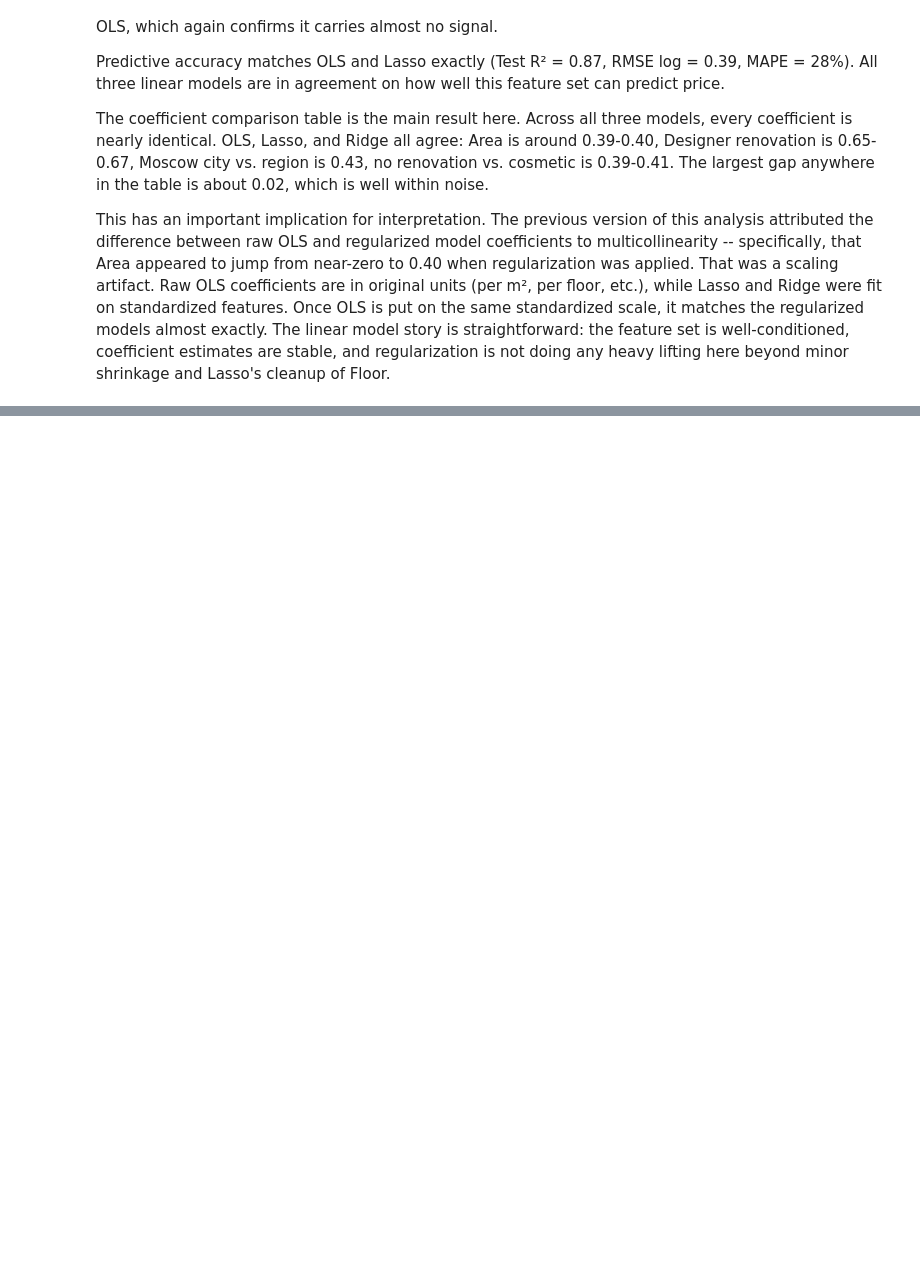
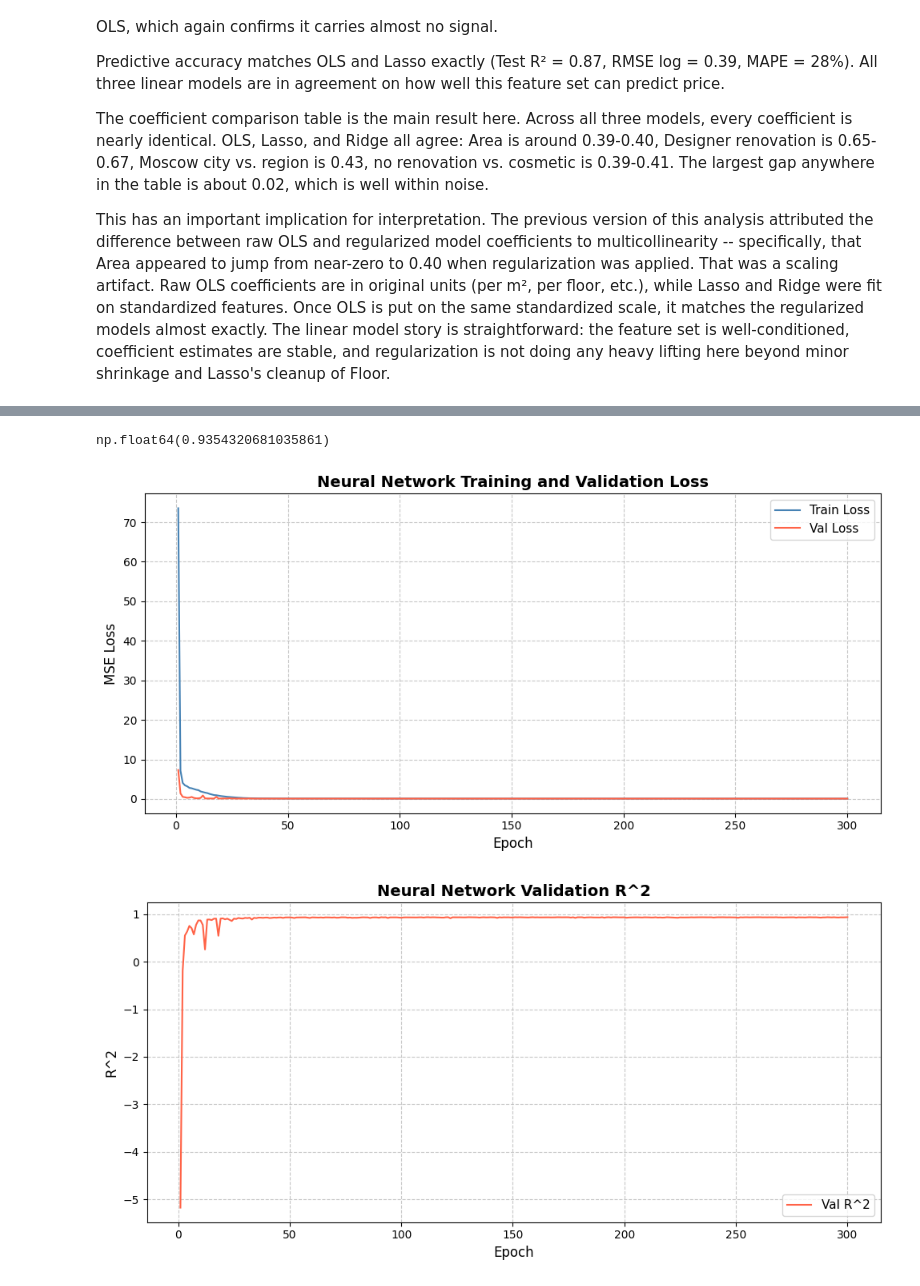
Before and after one commit to dylan123104/Housing-Class-Project, a Jupyter notebook: modeling.ipynb, the cells around one changed output, grey strips where cells are left out. Saved outputs shown, nothing was run; the diff lists cells and outputs as text; code cells hidden in the pictures; blank space fills up the shorter version.

```diff
--- a/modeling.ipynb
+++ b/modeling.ipynb
@@ -291,0 +623,17 @@ This has an important implication for interpretation. The previous version of th
+# %%
+class MLP(nn.Module):
+    def __init__(self, input_dim):
+        super().__init__()
+        self.net = nn.Sequential(
+            nn.Linear(input_dim, 128),
+            nn.ReLU(),
+            nn.Dropout(0.2),
+            nn.Linear(128, 64),
+            nn.ReLU(),
+            nn.Dropout(0.2),
+            nn.Linear(64, 32),
+            nn.ReLU(),
+            nn.Linear(32, 1)
+        )
+    def forward(self, x):
+        return self.net(x)
@@ -291,0 +698,29 @@ This has an important implication for interpretation. The previous version of th
+# %%
+np.max(val_r2s)
+# %% [output]
+np.float64(0.9354320681035861)
+# %%
+plt.figure(figsize=(10, 5))
+plt.plot(range(1, num_epochs + 1), train_losses, color='steelblue', linewidth=1.5, label='Train Loss')
+plt.plot(range(1, num_epochs + 1), val_losses,   color='tomato',    linewidth=1.5, label='Val Loss')
+plt.xlabel('Epoch', fontsize=12)
+plt.ylabel('MSE Loss', fontsize=12)
+plt.title('Neural Network Training and Validation Loss', fontsize=14, fontweight='bold')
+plt.legend(fontsize=11)
+plt.grid(True, linestyle='--', alpha=0.7)
+plt.tight_layout()
+plt.show()
+
+
+plt.figure(figsize=(10, 5))
+plt.plot(range(1, num_epochs + 1), val_r2s,   color='tomato',    linewidth=1.5, label='Val R^2')
+plt.xlabel('Epoch', fontsize=12)
+plt.ylabel('R^2', fontsize=12)
+plt.title('Neural Network Validation R^2', fontsize=14, fontweight='bold')
+plt.legend(fontsize=11)
+plt.grid(True, linestyle='--', alpha=0.7)
+plt.tight_layout()
+plt.show()
+# %% [output]
+[figure, added]
+[figure, added]
```
Also changed, not shown: parts of 22 cells of this notebook.
